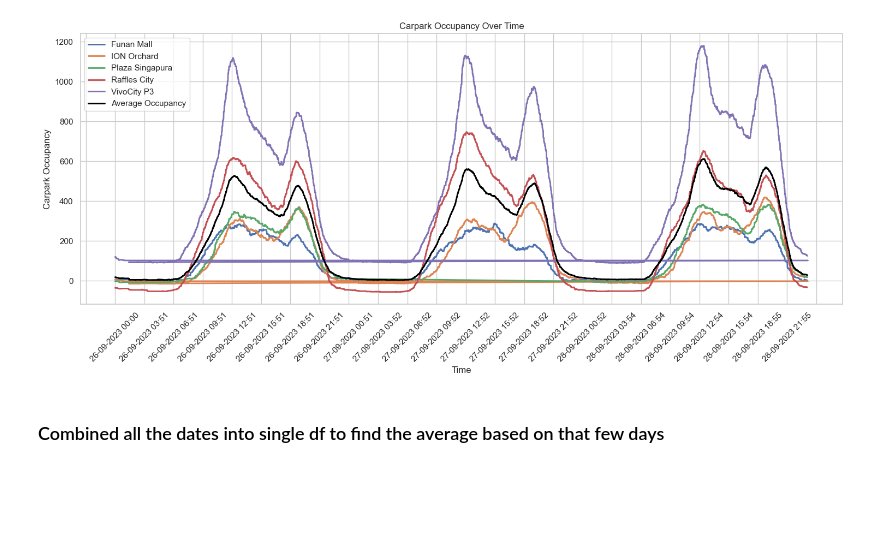
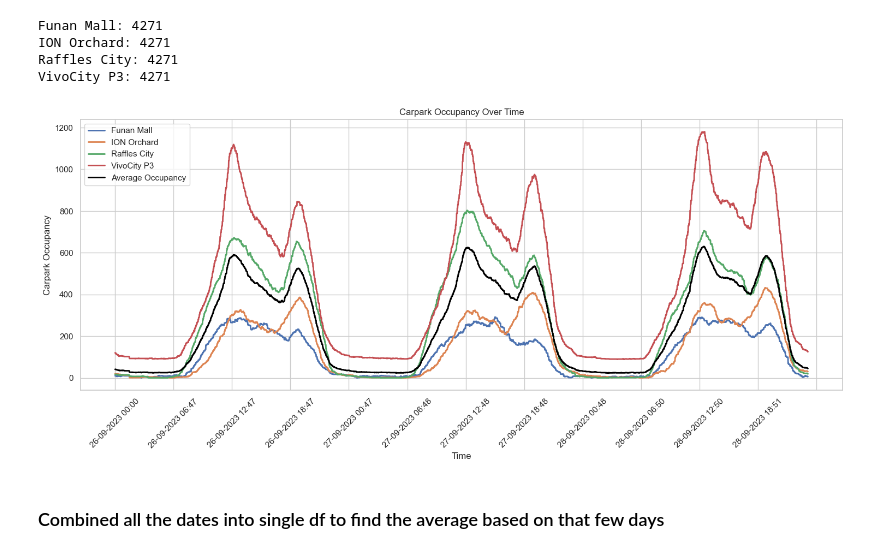
Before and after one commit to Samuellmk/Mechanized-Carpark-Simulation, a Jupyter notebook: data/car_arrival_distribution.ipynb, the cells around one changed output. Saved outputs shown, nothing was run; the diff lists cells and outputs as text; code cells hidden in the pictures; blank space fills up the shorter version.

```diff
--- a/data/car_arrival_distribution.ipynb
+++ b/data/car_arrival_distribution.ipynb
@@ -15,7 +16,7 @@ sns.set(style="whitegrid")
 combined_dataframes = {}
 
 # Define the locations you want to process
-locations = ["Plaza Singapura", "Raffles City", "Funan Mall", "ION Orchard", "VivoCity P3"]
+locations = ["Raffles City", "Funan Mall", "ION Orchard", "VivoCity P3"]
 
 for location in locations:
     # Filter only the file names for the current location
@@ -27,6 +28,9 @@ for location in locations:
     # Loop through the location-specific CSV files and read them into dataframes
     for file_name in location_files:
         df = pd.read_csv(file_name)
+        min_value = df["carparkOccupancy"].min()
+        if min_value < 0:
+            df["carparkOccupancy"] = df["carparkOccupancy"] + abs(min_value)
         dataframes.append(df)
 
     # Concatenate the dataframes into a single dataframe for the current location
@@ -64,36 +68,41 @@ avg_df["carparkOccupancy_mean"] = avg_df[carparkOcc_cols].mean(axis=1).astype(in
 # %%
 plt.figure(figsize=(15, 6))
 for group, data in grouped_data:
+    print(f"{group}: {len(data)}" )
     plt.plot(
         data["time"],
         data["carparkOccupancy"],
         "-",
         lw=2,
         label=f"{group}",
     )
 
 plt.plot(
     avg_df.index,
     avg_df["carparkOccupancy_mean"],
     "-",
     lw=2,
     label="Average Occupancy",
     color="black",
 )
 
 ax = plt.gca()
-loc = plticker.MultipleLocator(base=180.0)
+loc = plticker.MultipleLocator(base=360.0)
 ax.xaxis.set_major_locator(loc)
 
 plt.xlabel("Time")
 plt.ylabel("Carpark Occupancy")
 plt.title("Carpark Occupancy Over Time")
 plt.legend()
 plt.tight_layout()
 plt.xticks(rotation=45)
 plt.show()
 # %% [output]
+Funan Mall: 4271
+ION Orchard: 4271
+Raffles City: 4271
+VivoCity P3: 4271
-[figure, old version]
+[figure, new version]
 # %% [markdown]
 ### Combined all the dates into single df to find the average based on that few days
 # %%
```
Also changed, not shown: parts of 5 cells of this notebook.
